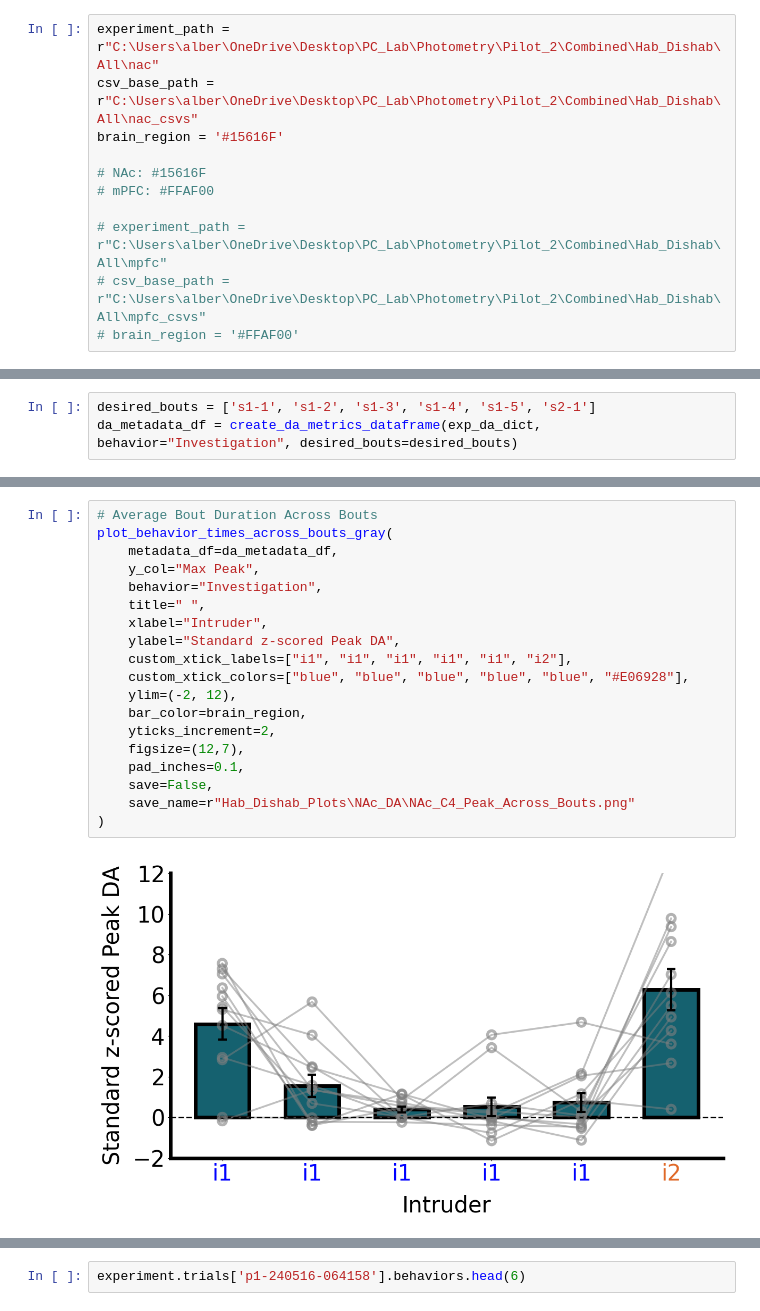
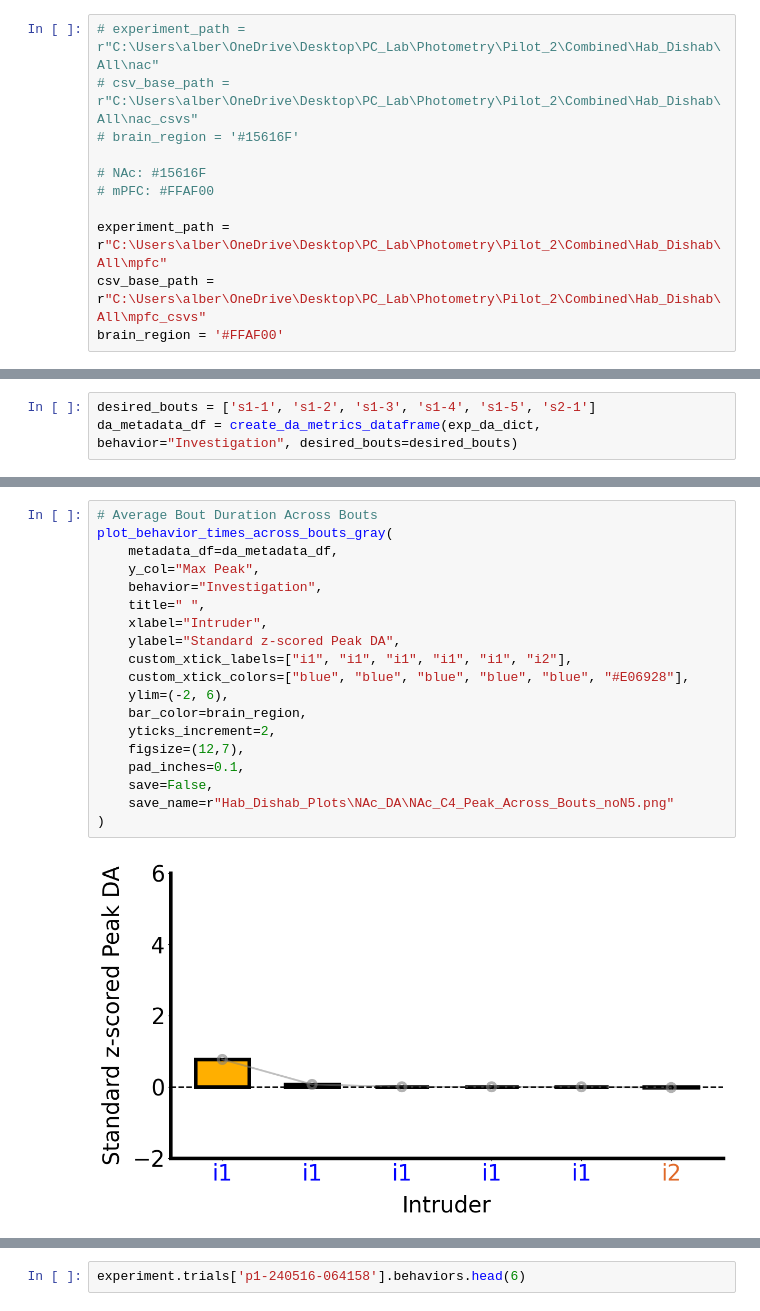
Before and after one commit to padillacoreanolab/Fiber_Photometry, a Jupyter notebook: Hab_Dishab/hd_da_analysis.ipynb, the cells around one changed output, grey strips where cells are left out. Cells and saved outputs as stored; diff of their text form.

```diff
--- a/Hab_Dishab/hd_da_analysis.ipynb
+++ b/Hab_Dishab/hd_da_analysis.ipynb
@@ -13,16 +13,16 @@ from trial_class import *
 from experiment_class import Experiment
 from hd_extension import *
 # %%
-experiment_path = r"C:\Users\alber\OneDrive\Desktop\PC_Lab\Photometry\Pilot_2\Combined\Hab_Dishab\All\nac"
-csv_base_path = r"C:\Users\alber\OneDrive\Desktop\PC_Lab\Photometry\Pilot_2\Combined\Hab_Dishab\All\nac_csvs"
-brain_region = '#15616F'
+# experiment_path = r"C:\Users\alber\OneDrive\Desktop\PC_Lab\Photometry\Pilot_2\Combined\Hab_Dishab\All\nac"
+# csv_base_path = r"C:\Users\alber\OneDrive\Desktop\PC_Lab\Photometry\Pilot_2\Combined\Hab_Dishab\All\nac_csvs"
+# brain_region = '#15616F'
 
 # NAc: #15616F
 # mPFC: #FFAF00
 
-# experiment_path = r"C:\Users\alber\OneDrive\Desktop\PC_Lab\Photometry\Pilot_2\Combined\Hab_Dishab\All\mpfc"
-# csv_base_path = r"C:\Users\alber\OneDrive\Desktop\PC_Lab\Photometry\Pilot_2\Combined\Hab_Dishab\All\mpfc_csvs"
-# brain_region = '#FFAF00'
+experiment_path = r"C:\Users\alber\OneDrive\Desktop\PC_Lab\Photometry\Pilot_2\Combined\Hab_Dishab\All\mpfc"
+csv_base_path = r"C:\Users\alber\OneDrive\Desktop\PC_Lab\Photometry\Pilot_2\Combined\Hab_Dishab\All\mpfc_csvs"
+brain_region = '#FFAF00'
 # %%
 bout_definitions = [
     {'prefix': 's1', 'introduced': 's1_Introduced', 'removed': 's1_Removed'},
@@ -99,24 +70,24 @@ da_metadata_df.head(6)
 # %%
 # Average Bout Duration Across Bouts
 plot_behavior_times_across_bouts_gray(
     metadata_df=da_metadata_df,
     y_col="Max Peak",
     behavior="Investigation",
     title=" ",
     xlabel="Intruder",
     ylabel="Standard z-scored Peak DA",
     custom_xtick_labels=["i1", "i1", "i1", "i1", "i1", "i2"],
     custom_xtick_colors=["blue", "blue", "blue", "blue", "blue", "#E06928"],
-    ylim=(-2, 12),
+    ylim=(-2, 6),
     bar_color=brain_region,
     yticks_increment=2,
     figsize=(12,7),
     pad_inches=0.1,
     save=False,
-    save_name=r"Hab_Dishab_Plots\NAc_DA\NAc_C4_Peak_Across_Bouts.png"
+    save_name=r"Hab_Dishab_Plots\NAc_DA\NAc_C4_Peak_Across_Bouts_noN5.png"
 )
 # %% [output]
-[figure, old version]
+[figure, new version]
 # %%
 # Average Bout Duration Across Bouts
 plot_behavior_times_across_bouts_colored(
```
Also changed, not shown: parts of 5 cells of this notebook, 8 other files.
